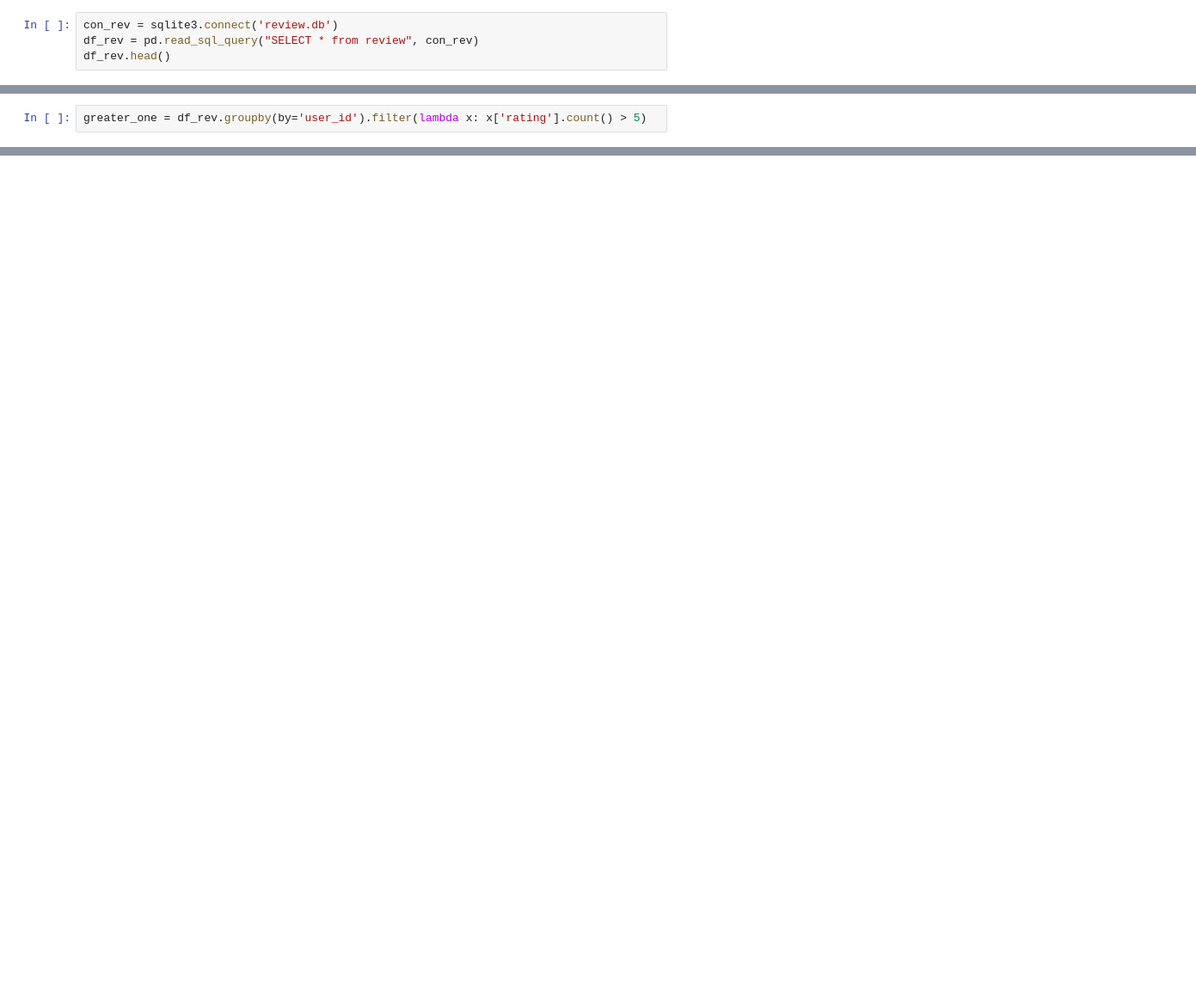
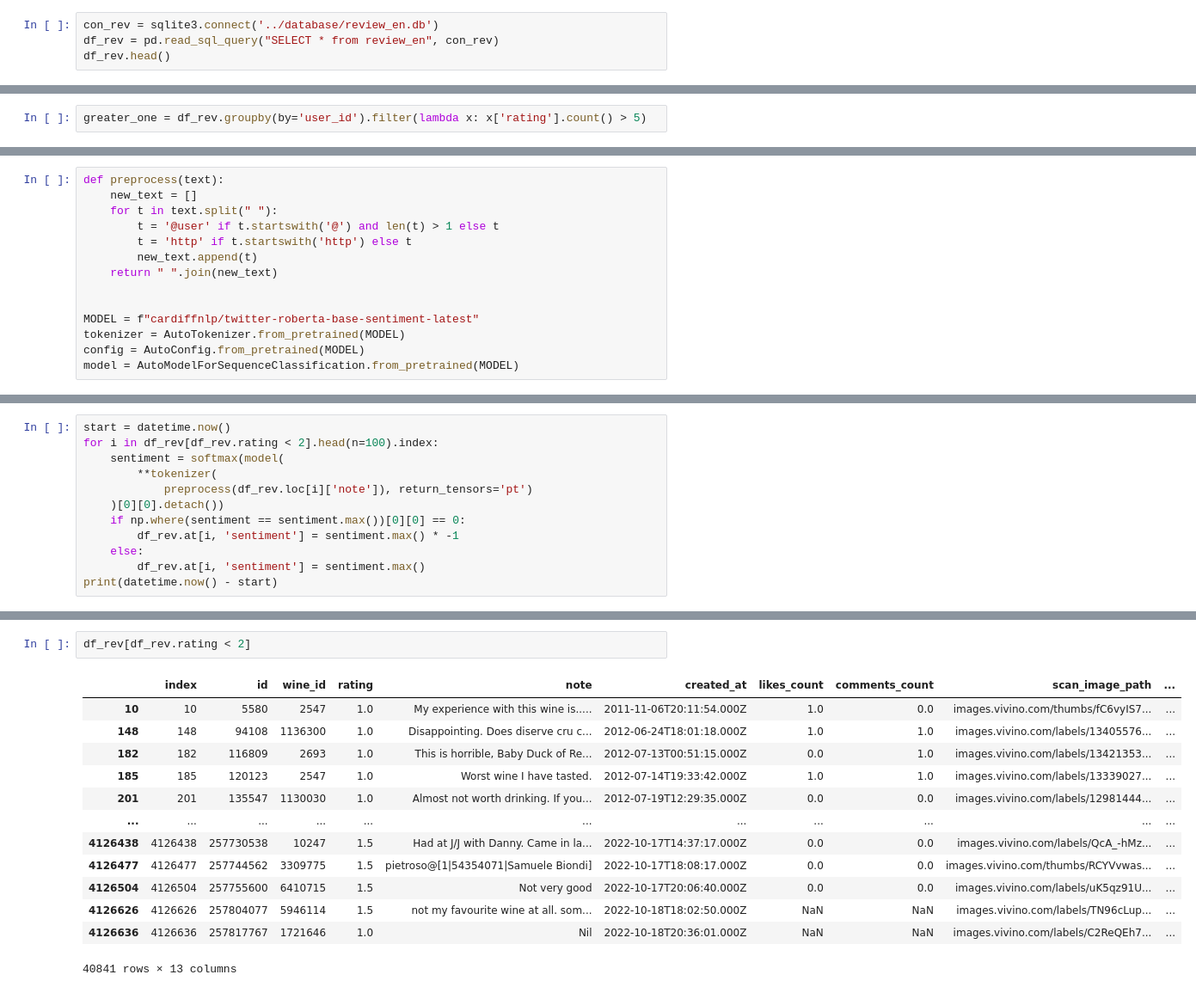
Before and after one commit to M4rl0wBuongustaio/master_thesis_ai_sommelier, a Jupyter notebook: analysis/analysis.ipynb, the cells around one changed output, grey strips where cells are left out. Shown: that part at 86% size. Cells and saved outputs as stored; diff of their text form; blank space fills up the shorter version.

```diff
--- a/analysis/analysis.ipynb
+++ b/analysis/analysis.ipynb
@@ -8,4 +8,4 @@ import matplotlib.pyplot as plt
 # %%
-con_rev = sqlite3.connect('review.db')
-df_rev = pd.read_sql_query("SELECT * from review", con_rev)
+con_rev = sqlite3.connect('../database/review_en.db')
+df_rev = pd.read_sql_query("SELECT * from review_en", con_rev)
 df_rev.head()
@@ -23,0 +26,14 @@ greater_one.user_id.value_counts()
+# %%
+def preprocess(text):
+    new_text = []
+    for t in text.split(" "):
+        t = '@user' if t.startswith('@') and len(t) > 1 else t
+        t = 'http' if t.startswith('http') else t
+        new_text.append(t)
+    return " ".join(new_text)
+
+
+MODEL = f"cardiffnlp/twitter-roberta-base-sentiment-latest"
+tokenizer = AutoTokenizer.from_pretrained(MODEL)
+config = AutoConfig.from_pretrained(MODEL)
+model = AutoModelForSequenceClassification.from_pretrained(MODEL)
@@ -23,0 +44,12 @@ greater_one.user_id.value_counts()
+# %%
+start = datetime.now()
+for i in df_rev[df_rev.rating < 2].head(n=100).index:
+    sentiment = softmax(model(
+        **tokenizer(
+            preprocess(df_rev.loc[i]['note']), return_tensors='pt')
+    )[0][0].detach())
+    if np.where(sentiment == sentiment.max())[0][0] == 0:
+        df_rev.at[i, 'sentiment'] = sentiment.max() * -1
+    else:
+        df_rev.at[i, 'sentiment'] = sentiment.max()
+print(datetime.now() - start)
@@ -23,0 +62,16 @@ greater_one.user_id.value_counts()
+# %%
+df_rev[df_rev.rating < 2]
+# %% [output]
+|  | index | id | wine_id | rating | note | created_at | likes_count | comments_count | scan_image_path | ... |
+| 10 | 10 | 5580 | 2547 | 1.0 | My experience with this wine is..... | 2011-11-06T20:11:54.000Z | 1.0 | 0.0 | images.vivino.com/thumbs/fC6vyIS7... | ... |
+| 148 | 148 | 94108 | 1136300 | 1.0 | Disappointing. Does diserve cru c... | 2012-06-24T18:01:18.000Z | 1.0 | 1.0 | images.vivino.com/labels/13405576... | ... |
+| 182 | 182 | 116809 | 2693 | 1.0 | This is horrible, Baby Duck of Re... | 2012-07-13T00:51:15.000Z | 0.0 | 1.0 | images.vivino.com/labels/13421353... | ... |
+| 185 | 185 | 120123 | 2547 | 1.0 | Worst wine I have tasted. | 2012-07-14T19:33:42.000Z | 1.0 | 1.0 | images.vivino.com/labels/13339027... | ... |
+| 201 | 201 | 135547 | 1130030 | 1.0 | Almost not worth drinking. If you... | 2012-07-19T12:29:35.000Z | 0.0 | 0.0 | images.vivino.com/labels/12981444... | ... |
+| ... | ... | ... | ... | ... | ... | ... | ... | ... | ... | ... |
+| 4126438 | 4126438 | 257730538 | 10247 | 1.5 | Had at J/J with Danny. Came in la... | 2022-10-17T14:37:17.000Z | 0.0 | 0.0 | images.vivino.com/labels/QcA_-hMz... | ... |
+| 4126477 | 4126477 | 257744562 | 3309775 | 1.5 | pietroso@[1|54354071|Samuele Biondi] | 2022-10-17T18:08:17.000Z | 0.0 | 0.0 | images.vivino.com/thumbs/RCYVvwas... | ... |
+| 4126504 | 4126504 | 257755600 | 6410715 | 1.5 | Not very good | 2022-10-17T20:06:40.000Z | 0.0 | 0.0 | images.vivino.com/labels/uK5qz91U... | ... |
+| 4126626 | 4126626 | 257804077 | 5946114 | 1.5 | not my favourite wine at all. som... | 2022-10-18T18:02:50.000Z | NaN | NaN | images.vivino.com/labels/TN96cLup... | ... |
+| 4126636 | 4126636 | 257817767 | 1721646 | 1.0 | Nil | 2022-10-18T20:36:01.000Z | NaN | NaN | images.vivino.com/labels/C2ReQEh7... | ... |
+40841 rows × 13 columns
```
Also changed, not shown: parts of 12 cells of this notebook, 7 other files.
